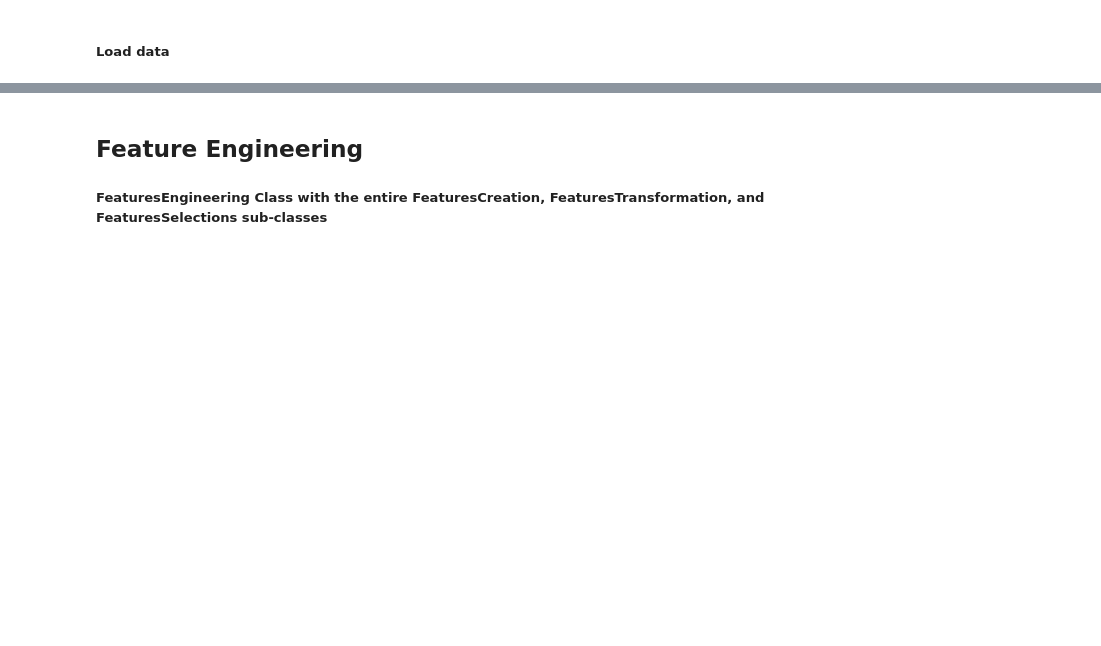
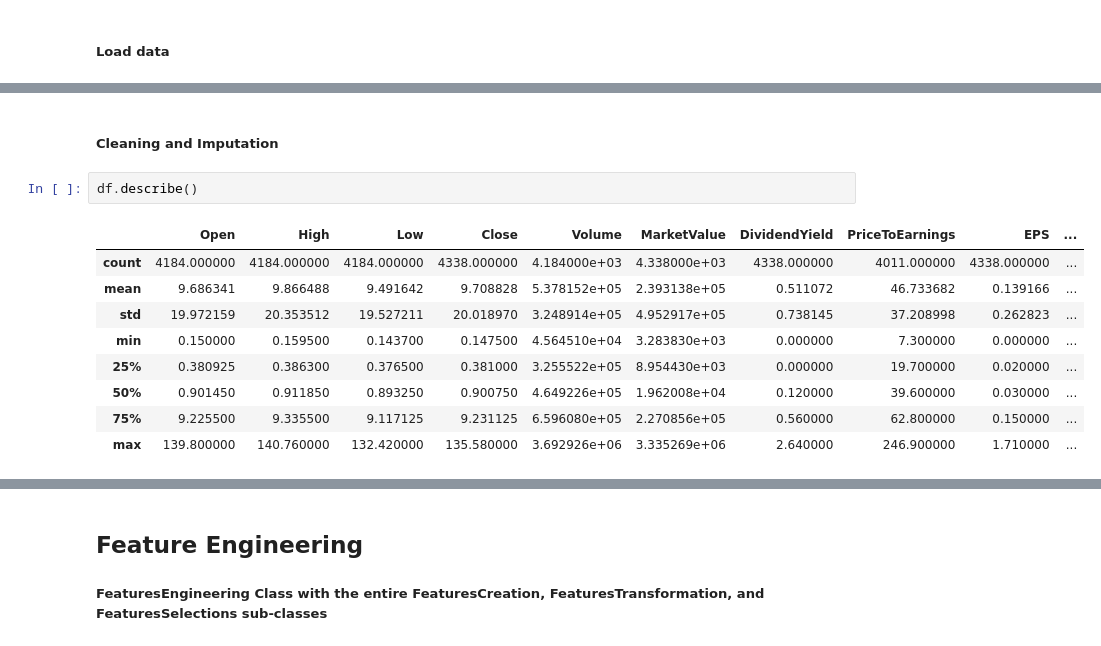
Before and after one commit to calebfowowe/BlendingEnsemble, a Jupyter notebook: BlendingEnsemble.ipynb, the cells around one changed output, grey strips where cells are left out. Drawn from its saved outputs; the diff is of its cells as text; blank space fills up the shorter version.

```diff
--- a/BlendingEnsemble.ipynb
+++ b/BlendingEnsemble.ipynb
@@ -76,0 +44,14 @@ Dates
+# %% [markdown]
+##### Cleaning and Imputation
+# %%
+df.describe()
+# %% [output]
+|  | Open | High | Low | Close | Volume | MarketValue | DividendYield | PriceToEarnings | EPS | ... |
+| count | 4184.000000 | 4184.000000 | 4184.000000 | 4338.000000 | 4.184000e+03 | 4.338000e+03 | 4338.000000 | 4011.000000 | 4338.000000 | ... |
+| mean | 9.686341 | 9.866488 | 9.491642 | 9.708828 | 5.378152e+05 | 2.393138e+05 | 0.511072 | 46.733682 | 0.139166 | ... |
+| std | 19.972159 | 20.353512 | 19.527211 | 20.018970 | 3.248914e+05 | 4.952917e+05 | 0.738145 | 37.208998 | 0.262823 | ... |
+| min | 0.150000 | 0.159500 | 0.143700 | 0.147500 | 4.564510e+04 | 3.283830e+03 | 0.000000 | 7.300000 | 0.000000 | ... |
+| 25% | 0.380925 | 0.386300 | 0.376500 | 0.381000 | 3.255522e+05 | 8.954430e+03 | 0.000000 | 19.700000 | 0.020000 | ... |
+| 50% | 0.901450 | 0.911850 | 0.893250 | 0.900750 | 4.649226e+05 | 1.962008e+04 | 0.120000 | 39.600000 | 0.030000 | ... |
+| 75% | 9.225500 | 9.335500 | 9.117125 | 9.231125 | 6.596080e+05 | 2.270856e+05 | 0.560000 | 62.800000 | 0.150000 | ... |
+| max | 139.800000 | 140.760000 | 132.420000 | 135.580000 | 3.692926e+06 | 3.335269e+06 | 2.640000 | 246.900000 | 1.710000 | ... |
```
Also changed, not shown: parts of 26 cells of this notebook, 9 other files.
